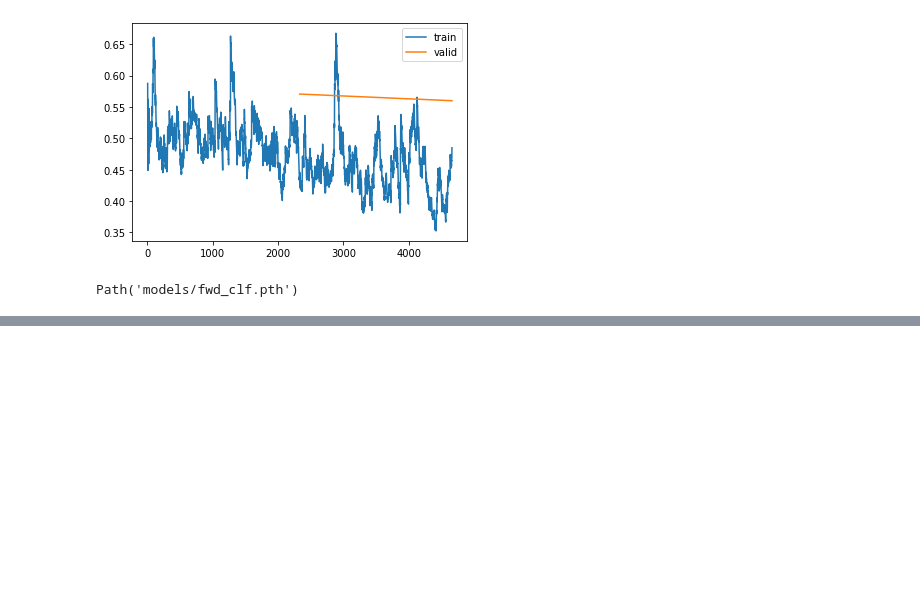
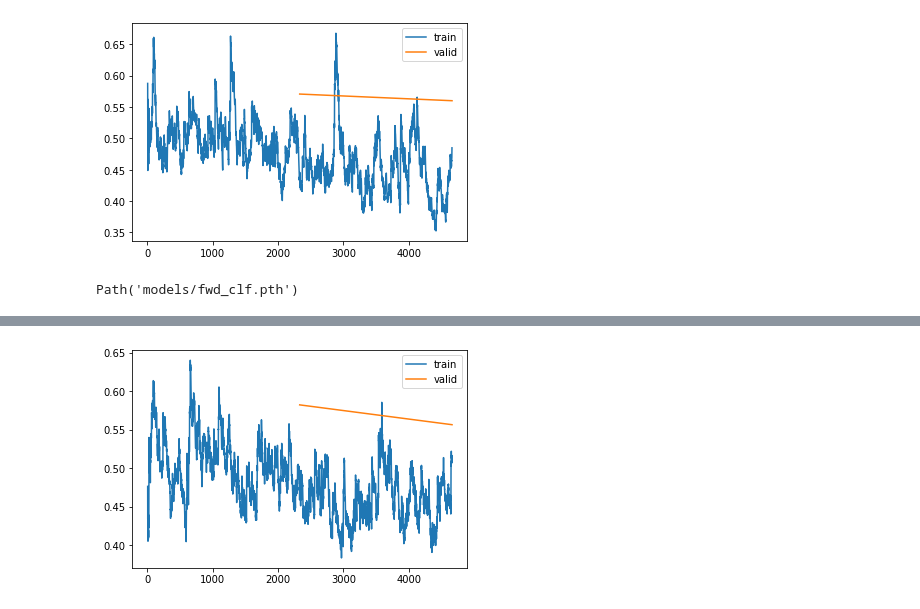
Before and after one commit to peluz/victor-visual-text, a Jupyter notebook: train_text_ulmfit.ipynb, the cells around one changed output, grey strips where cells are left out. Cells and saved outputs as stored; diff of their text form; code cells hidden in the pictures; blank space fills up the shorter version.

```diff
--- a/train_text_ulmfit.ipynb
+++ b/train_text_ulmfit.ipynb
@@ -466,0 +625,3 @@ learn.load("bwd_clf")
+# %%
+learn.unfreeze()
+learn.fit_one_cycle(2, slice(1e-3/(2.6**4),1e-3))
@@ -466,0 +633,4 @@ learn.load("bwd_clf")
+# %%
+learn.recorder.plot_loss()
+# %% [output]
+[figure, added]
```
Also changed, not shown: parts of 31 cells of this notebook, 2 other files.
